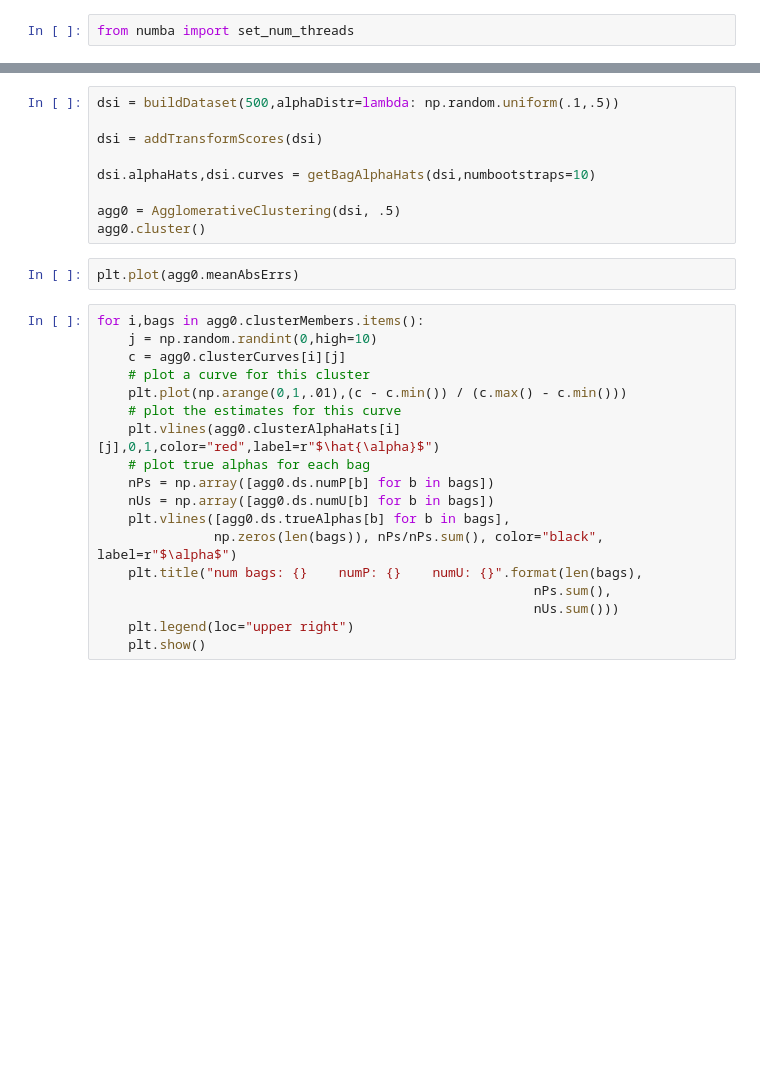
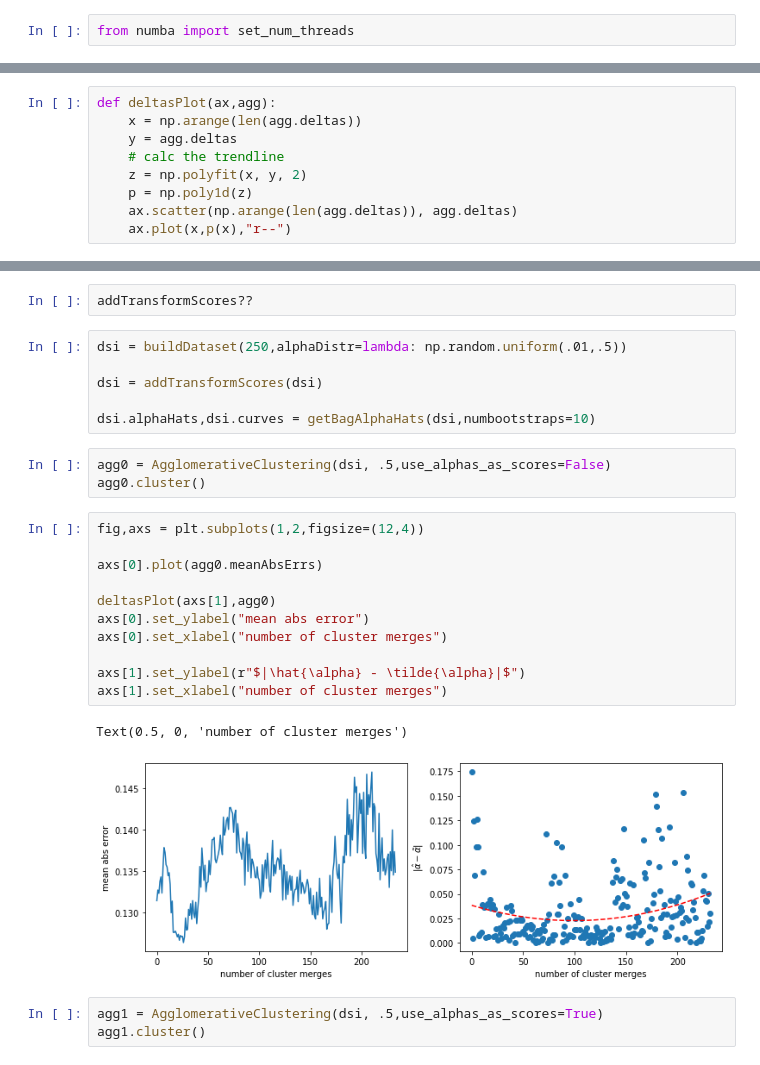
Before and after one commit to Dzeiberg/multiinstance, a Jupyter notebook: 06_Agglomerative_Clustering_KS_on_One_D_Scores.ipynb, the cells around one changed output, grey strips where cells are left out. Saved outputs shown, nothing was run; the diff lists cells and outputs as text; blank space fills up the shorter version.

```diff
--- a/06_Agglomerative_Clustering_KS_on_One_D_Scores.ipynb
+++ b/06_Agglomerative_Clustering_KS_on_One_D_Scores.ipynb
@@ -162,0 +137,9 @@ def makeFig(alphas, aggs):
+# %%
+def deltasPlot(ax,agg):
+    x = np.arange(len(agg.deltas))
+    y = agg.deltas
+    # calc the trendline
+    z = np.polyfit(x, y, 2)
+    p = np.poly1d(z)
+    ax.scatter(np.arange(len(agg.deltas)), agg.deltas)
+    ax.plot(x,p(x),"r--")
@@ -163,29 +165,28 @@ def makeFig(alphas, aggs):
+# %%
+addTransformScores??
 # %%
-dsi = buildDataset(500,alphaDistr=lambda: np.random.uniform(.1,.5))
+dsi = buildDataset(250,alphaDistr=lambda: np.random.uniform(.01,.5))
 
 dsi = addTransformScores(dsi)
 
 dsi.alphaHats,dsi.curves = getBagAlphaHats(dsi,numbootstraps=10)
-
-agg0 = AgglomerativeClustering(dsi, .5)
-agg0.cluster()
-# %%
-plt.plot(agg0.meanAbsErrs)
-# %%
-for i,bags in agg0.clusterMembers.items():
-    j = np.random.randint(0,high=10)
-    c = agg0.clusterCurves[i][j]
-    # plot a curve for this cluster
-    plt.plot(np.arange(0,1,.01),(c - c.min()) / (c.max() - c.min()))
-    # plot the estimates for this curve
-    plt.vlines(agg0.clusterAlphaHats[i][j],0,1,color="red",label=r"$\hat{\alpha}$")
-    # plot true alphas for each bag
-    nPs = np.array([agg0.ds.numP[b] for b in bags])
-    nUs = np.array([agg0.ds.numU[b] for b in bags])
-    plt.vlines([agg0.ds.trueAlphas[b] for b in bags],
-               np.zeros(len(bags)), nPs/nPs.sum(), color="black", label=r"$\alpha$")
-    plt.title("num bags: {}    numP: {}    numU: {}".format(len(bags),
-                                                        nPs.sum(),
-                                                        nUs.sum()))
-    plt.legend(loc="upper right")
-    plt.show()
+# %%
+agg0 = AgglomerativeClustering(dsi, .5,use_alphas_as_scores=False)
+agg0.cluster()
+# %%
+fig,axs = plt.subplots(1,2,figsize=(12,4))
+
+axs[0].plot(agg0.meanAbsErrs)
+
+deltasPlot(axs[1],agg0)
+axs[0].set_ylabel("mean abs error")
+axs[0].set_xlabel("number of cluster merges")
+
+axs[1].set_ylabel(r"$|\hat{\alpha} - \tilde{\alpha}|$")
+axs[1].set_xlabel("number of cluster merges")
+# %% [output]
+Text(0.5, 0, 'number of cluster merges')
+[figure, added]
+# %%
+agg1 = AgglomerativeClustering(dsi, .5,use_alphas_as_scores=True)
+agg1.cluster()
```
Also changed, not shown: parts of 11 cells of this notebook, 5 other files.
